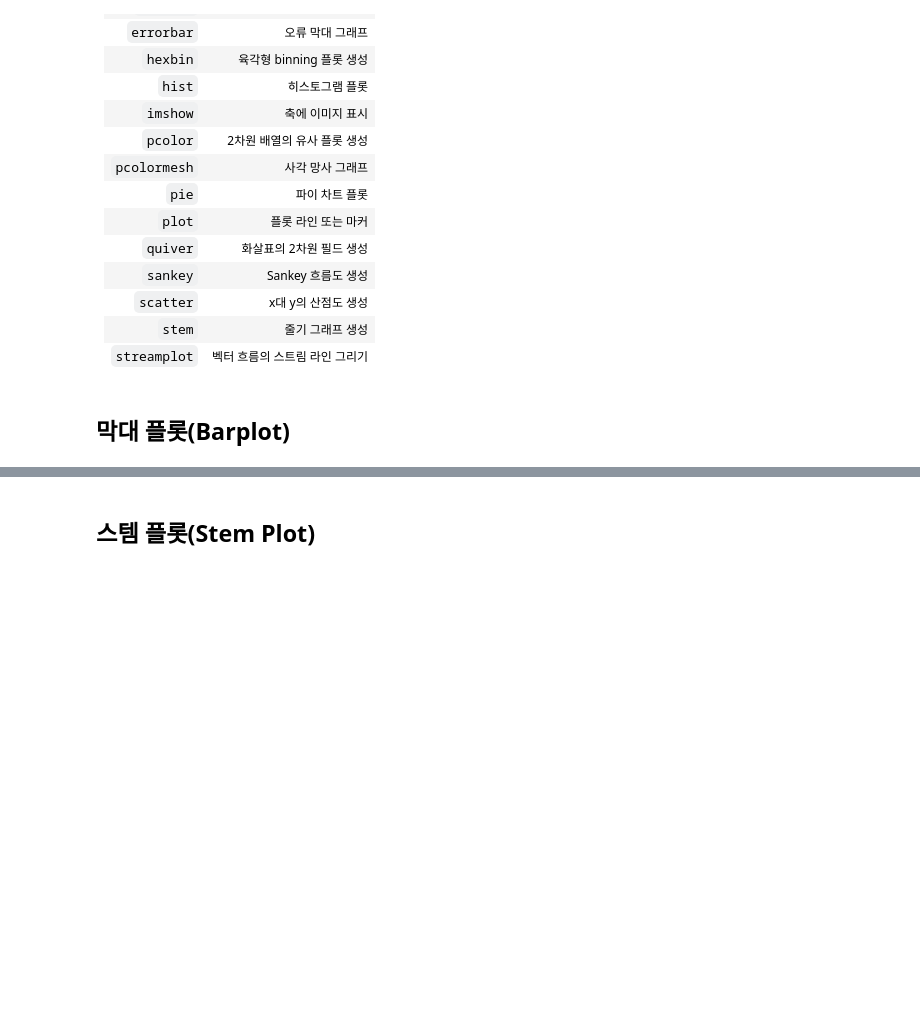
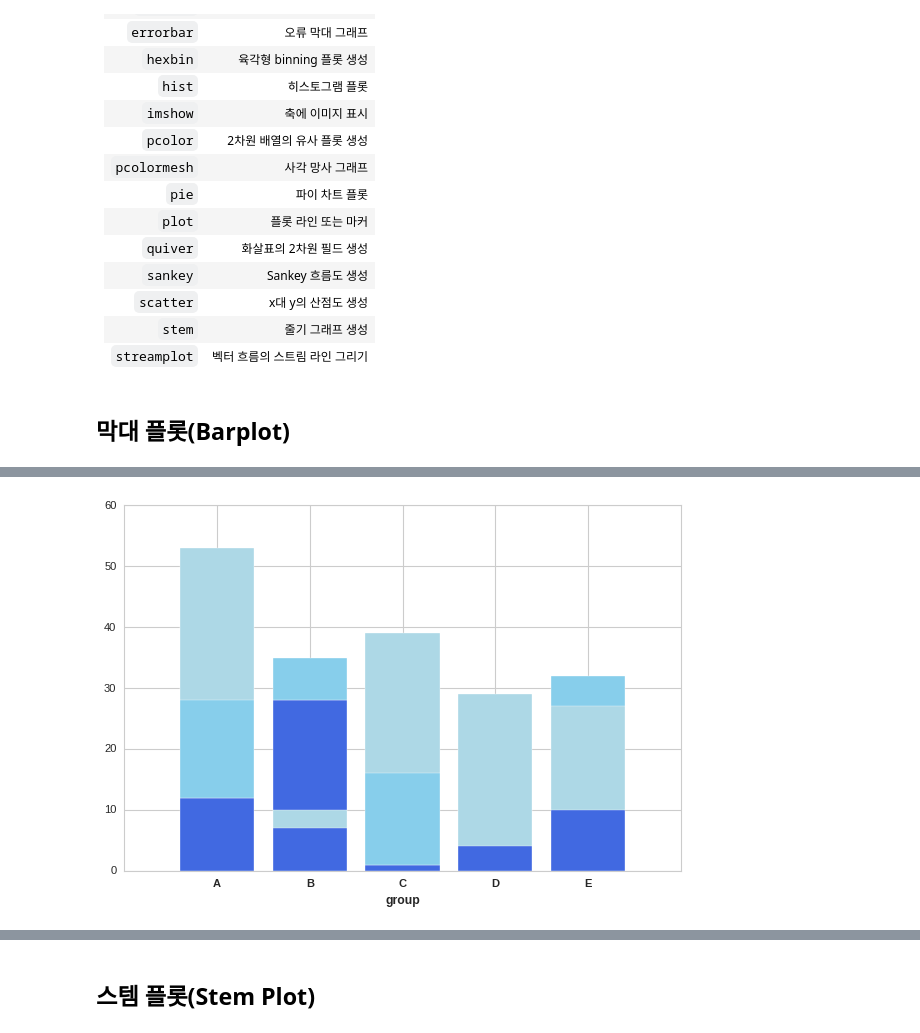
Before and after one commit to mkbahk/MatplotlibLearning, a Jupyter notebook: _Matplotlib_한번에_제대로_배우기.ipynb, the cells around one changed output, grey strips where cells are left out. Saved outputs shown, nothing was run; the diff lists cells and outputs as text; code cells hidden in the pictures; blank space fills up the shorter version.

```diff
--- a/_Matplotlib_한번에_제대로_배우기.ipynb
+++ b/_Matplotlib_한번에_제대로_배우기.ipynb
@@ -559,0 +569,18 @@ plt.xlabel('group');
+# %%
+bars1 = [12, 28, 1, 8, 22]
+bars2 = [28, 7, 16, 4, 10]
+bars3 = [25, 3, 23, 25, 17]
+bars =  np.add(bars1, bars2).tolist()
+
+r = [0, 1, 2, 3, 4]
+names= ['A', 'B', 'C', 'D', 'E']
+
+plt.bar(r, bars1, color='royalblue', edgecolor='white')
+plt.bar(r, bars2, bottom=bars1, color='skyblue', edgecolor='white')
+plt.bar(r, bars3, bottom=bars2, color='lightblue', edgecolor='white')
+
+plt.xlabel('group', fontweight='bold')
+plt.xticks(r, names, fontweight='bold');
+#어디위에 어디가 쌓여진 형태, stacked
+# %% [output]
+[figure, added]
```
Also changed, not shown: parts of 32 cells of this notebook.
